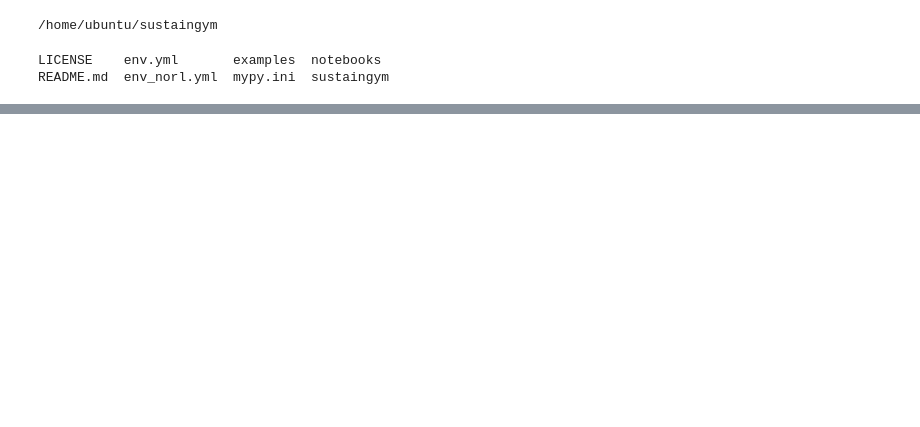
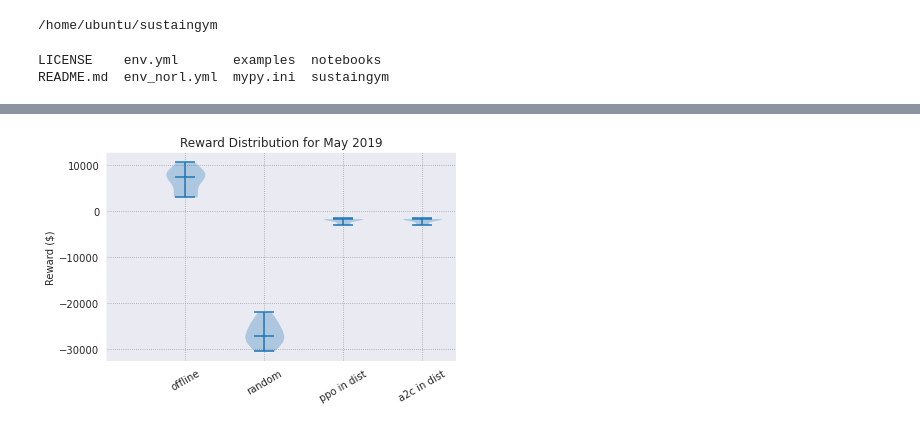
Before and after one commit to chrisyeh96/sustaingym, a Jupyter notebook: examples/model_analysis.ipynb, the cells around one changed output, grey strips where cells are left out. Saved outputs shown, nothing was run; the diff lists cells and outputs as text; code cells hidden in the pictures; blank space fills up the shorter version.

```diff
--- a/examples/model_analysis.ipynb
+++ b/examples/model_analysis.ipynb
@@ -59,0 +116,44 @@ plt.show()
+# %%
+def get_random_action_rewards(episodes, env):
+    episode_rewards = []
+    for i in range(episodes):
+        obs = env.reset(seed = i*10)
+        done = False
+        rewards = np.zeros(env.MAX_STEPS_PER_EPISODE)
+        while not done:
+            action = env.action_space.sample()
+            obs, reward, done, _ = env.step(action)
+            rewards[env.count] = reward
+        episode_rewards.append(np.sum(rewards))
+    return episode_rewards
+# %%
+fig, ax = plt.subplots()
+
+env_2019 = BatteryStorageInGridEnv(month='2019-05', seed=195)
+env_2021 = BatteryStorageInGridEnv(month='2021-05', seed=215)
+
+ppo_in_dist = PPO.load('examples/model_2019_5.zip')
+a2c_in_dist = A2C.load('examples/model_A2C_2019_5.zip')
+
+offline_rewards = get_offline_optimal(10, env_2019)
+ppo_in_dist_rewards = run_model_for_evaluation(ppo_in_dist, 10, env_2019)
+a2c_in_dist_rewards = run_model_for_evaluation(a2c_in_dist, 10, env_2019)
+random_rewards = get_random_action_rewards(10, env_2019)
+
+data = [offline_rewards, random_rewards, ppo_in_dist_rewards, a2c_in_dist_rewards]
+labels = ['', 'offline', 'random', 'ppo in dist', 'a2c in dist']
+
+ax.violinplot(data, showmedians=True)
+
+ax.set_ylabel('Reward ($)')
+ax.set_title('Reward Distribution for May 2019')
+x = np.arange(len(labels))  # the label locations
+ax.set_xticks(x, labels)
+plt.xticks(rotation=30)
+
+fig.tight_layout()
+
+plt.savefig('algo_comp_2019.png', dpi=300)
+plt.show()
+# %% [output]
+[figure, added]
```
Also changed, not shown: parts of 5 cells of this notebook, 18 other files.
